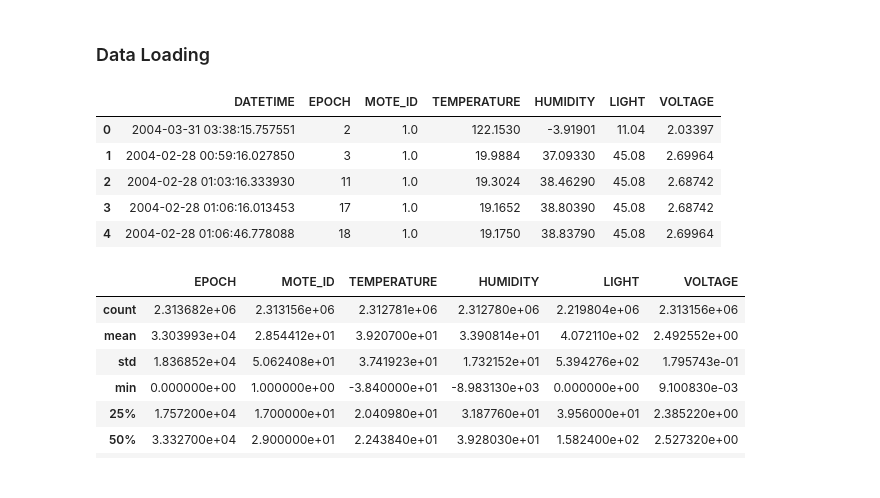
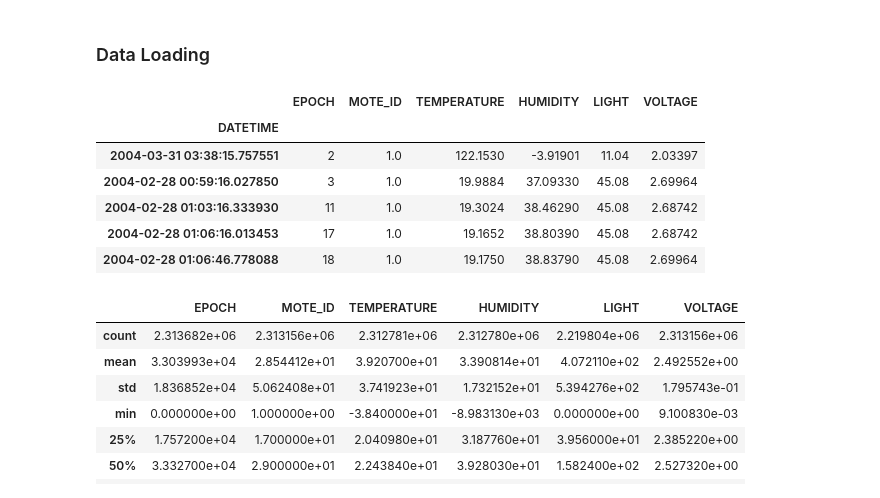
Before and after one commit to nwhitehead1/SensorAnomalyDetection, a Jupyter notebook: FinalProject.ipynb, the cells around one changed output. Cells and saved outputs as stored; diff of their text form; code cells hidden in the pictures.

```diff
--- a/FinalProject.ipynb
+++ b/FinalProject.ipynb
@@ -15,16 +15,18 @@ import matplotlib.pyplot as plt
 from matplotlib import cm
 # %%
 with gzip.open('data.txt.gz', 'rb') as data_bytes:
-    data = pd.read_csv(data_bytes, header=None, sep=' ', parse_dates=[[0, 1]])
+    data = pd.read_csv(data_bytes, header=None, sep=' ', parse_dates=[[0, 1]], squeeze=True)
 data.columns = ['DATETIME','EPOCH','MOTE_ID','TEMPERATURE','HUMIDITY','LIGHT','VOLTAGE']
+data = data.set_index('DATETIME')
 data.head()
 # %% [output]
-|  | DATETIME | EPOCH | MOTE_ID | TEMPERATURE | HUMIDITY | LIGHT | VOLTAGE |
-| 0 | 2004-03-31 03:38:15.757551 | 2 | 1.0 | 122.1530 | -3.91901 | 11.04 | 2.03397 |
-| 1 | 2004-02-28 00:59:16.027850 | 3 | 1.0 | 19.9884 | 37.09330 | 45.08 | 2.69964 |
-| 2 | 2004-02-28 01:03:16.333930 | 11 | 1.0 | 19.3024 | 38.46290 | 45.08 | 2.68742 |
-| 3 | 2004-02-28 01:06:16.013453 | 17 | 1.0 | 19.1652 | 38.80390 | 45.08 | 2.68742 |
-| 4 | 2004-02-28 01:06:46.778088 | 18 | 1.0 | 19.1750 | 38.83790 | 45.08 | 2.69964 |
+|  | EPOCH | MOTE_ID | TEMPERATURE | HUMIDITY | LIGHT | VOLTAGE |
+| DATETIME |  |  |  |  |  |  |
+| 2004-03-31 03:38:15.757551 | 2 | 1.0 | 122.1530 | -3.91901 | 11.04 | 2.03397 |
+| 2004-02-28 00:59:16.027850 | 3 | 1.0 | 19.9884 | 37.09330 | 45.08 | 2.69964 |
+| 2004-02-28 01:03:16.333930 | 11 | 1.0 | 19.3024 | 38.46290 | 45.08 | 2.68742 |
+| 2004-02-28 01:06:16.013453 | 17 | 1.0 | 19.1652 | 38.80390 | 45.08 | 2.68742 |
+| 2004-02-28 01:06:46.778088 | 18 | 1.0 | 19.1750 | 38.83790 | 45.08 | 2.69964 |
 # %%
 data.describe()
 # %% [output]
```
Also changed, not shown: parts of 11 cells of this notebook.
